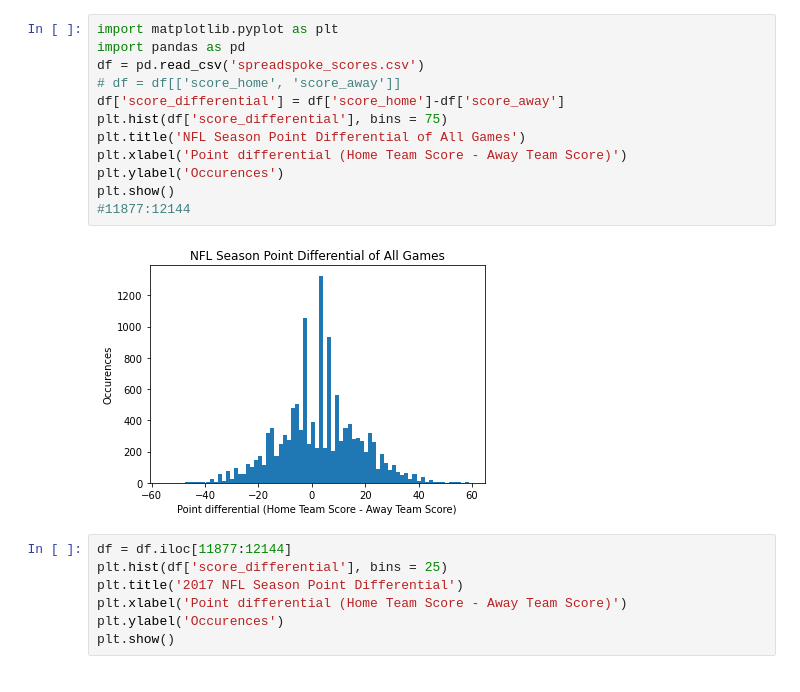
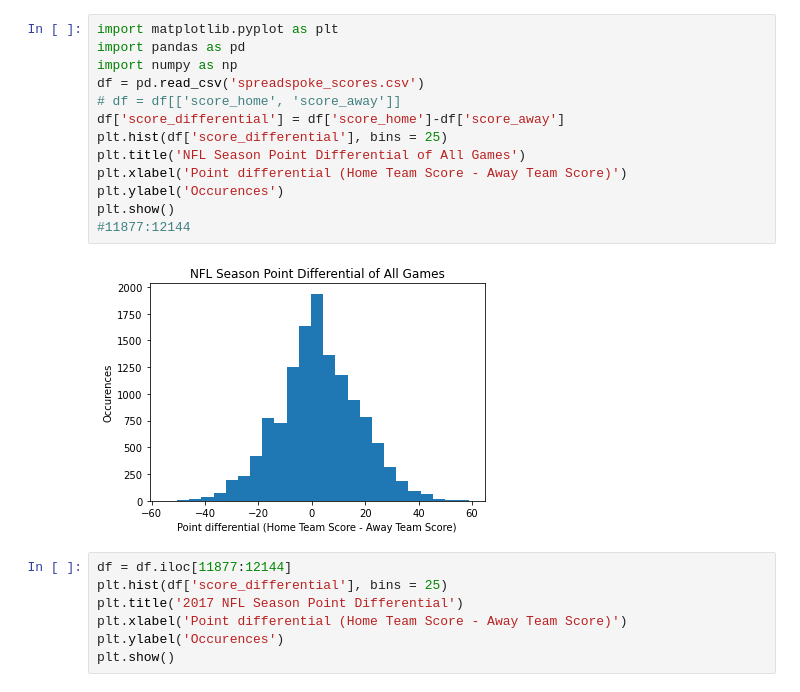
Before and after one commit to gkim23/nfl_game_prediction, a Jupyter notebook: NFLGamePrediction.ipynb, the cells around one changed output. Drawn from its saved outputs; the diff is of its cells as text.

```diff
--- a/NFLGamePrediction.ipynb
+++ b/NFLGamePrediction.ipynb
@@ -1,17 +1,18 @@
 # %%
 import matplotlib.pyplot as plt
 import pandas as pd
+import numpy as np
 df = pd.read_csv('spreadspoke_scores.csv')
 # df = df[['score_home', 'score_away']]
 df['score_differential'] = df['score_home']-df['score_away']
-plt.hist(df['score_differential'], bins = 75)
+plt.hist(df['score_differential'], bins = 25)
 plt.title('NFL Season Point Differential of All Games')
 plt.xlabel('Point differential (Home Team Score - Away Team Score)')
 plt.ylabel('Occurences')
 plt.show()
 #11877:12144
 # %% [output]
-[figure, old version]
+[figure, new version]
 # %%
 df = df.iloc[11877:12144]
 plt.hist(df['score_differential'], bins = 25)
```
Also changed, not shown: parts of 3 cells of this notebook.
